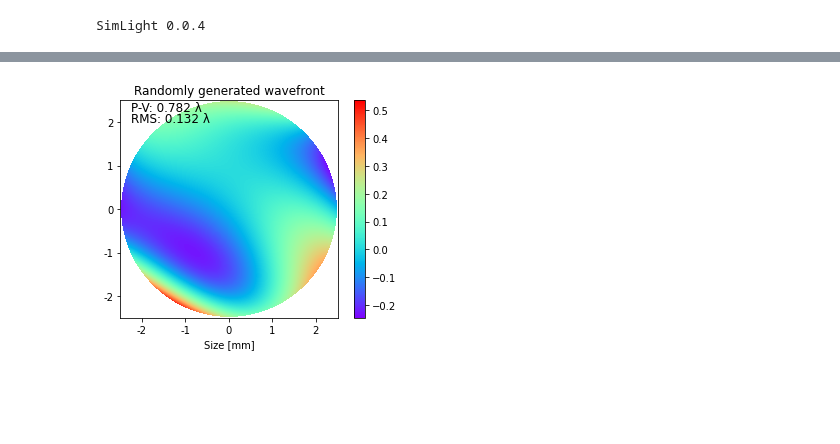
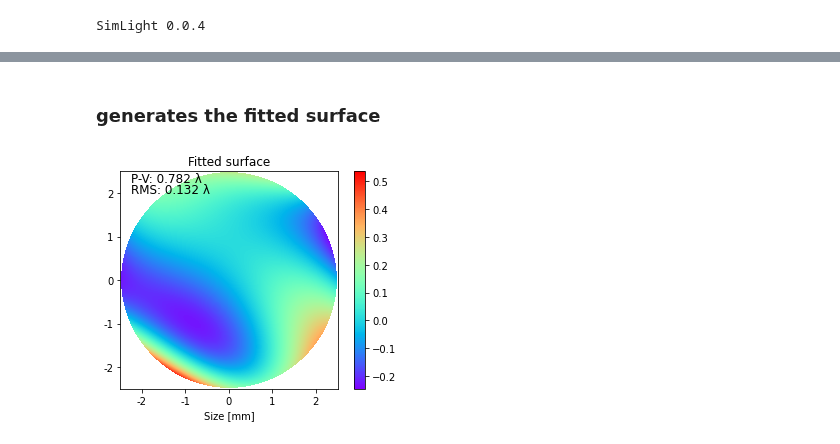
Before and after one commit to Miyoshichi/SimLight, a Jupyter notebook: Examples/zernike.ipynb, the cells around one changed output, grey strips where cells are left out. Saved outputs shown, nothing was run; the diff lists cells and outputs as text; code cells hidden in the pictures; blank space fills up the shorter version.

```diff
--- a/Examples/zernike.ipynb
+++ b/Examples/zernike.ipynb
@@ -21,5 +34,7 @@ random.seed(235)
 # %%
-F = sl.PlaneWave(wavelength, size, N)
-Z = sl.zernike.ZernikeCoefficients(j)
+Z_original = sl.zernike.ZernikeCoefficients(j)
 for i in range(j):
-    Z.coefficients[i] = random.uniform(-.05, .05)
+    Z_original.coefficients[i] = random.uniform(-.05, .05)
+F_original = sl.aberration(F, Z_original)
+F_original = sl.circle_aperture(F_original)
+F_original.plot_wavefront(mask_r=1, title='Randomly generated surface')
@@ -25,0 +45,4 @@ for i in range(j):
+# %%
+fitted_coeffs = sl.zernike_coeffs(F_original, j)
+slpl.plot_zernike_coeffs(Z_original.coefficients, fitted_coeffs, labels=['Original', 'Fitted'], title='Zernike coefficients comparasion between original and fitted surface')
+slpl.plot_zernike_coeffs(fitted_coeffs - Z_original.coefficients, title='Zernike coefficients differences between original and fitted surface')
@@ -26,6 +52,9 @@ for i in range(j):
+# %% [markdown]
+### generates the fitted surface
 # %%
-F = sl.aberration(F, Z)
-F = sl.circle_aperture(F)
-F.plot_wavefront(mask_r=1, title='Randomly generated wavefront')
+Z_fitted = sl.zernike.ZernikeCoefficients(j, coefficients=fitted_coeffs)
+F_fitted = sl.aberration(F, Z_fitted)
+F_fitted = sl.circle_aperture(F_fitted)
+F_fitted.plot_wavefront(mask_r=1, title='Fitted surface')
 # %% [output]
-[figure, old version]
+[figure, new version]
```
Also changed, not shown: parts of 16 cells of this notebook, 1 other file.
